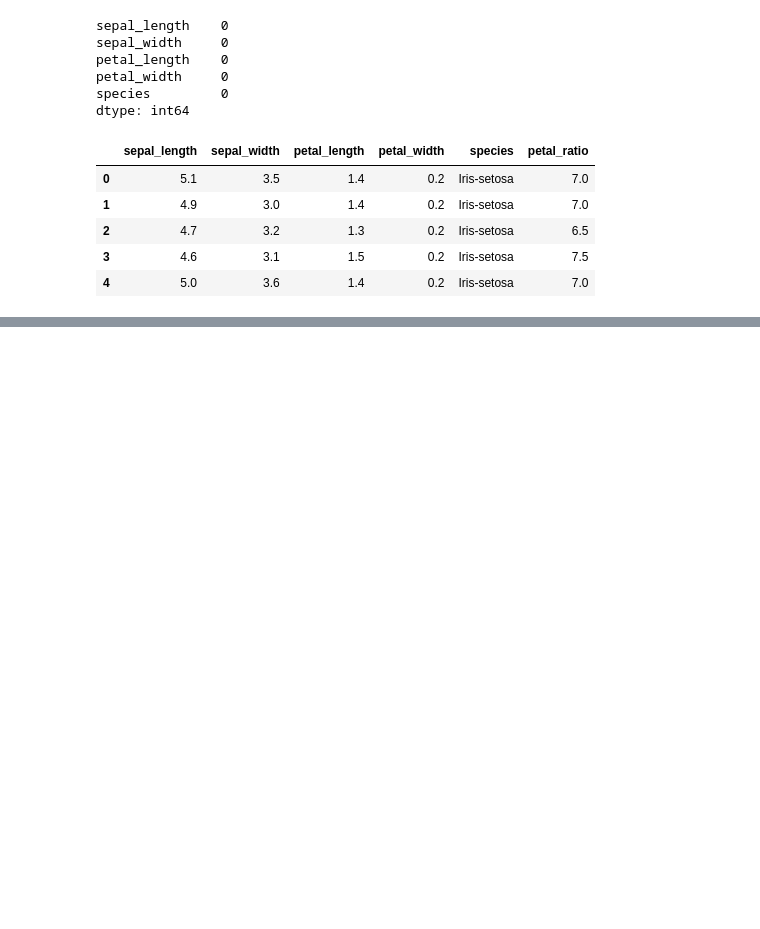
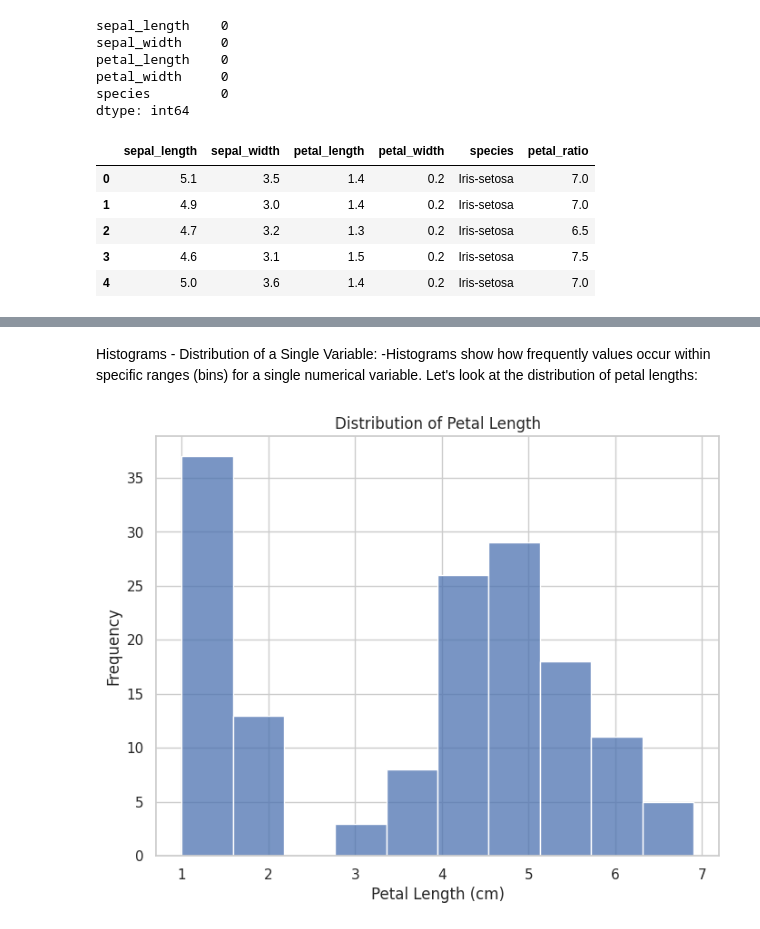
Before and after one commit to jeloerc/NumPyandPandas, a Jupyter notebook: analisis_inicial.ipynb, the cells around one changed output, grey strips where cells are left out. Cells and saved outputs as stored; diff of their text form; code cells hidden in the pictures; blank space fills up the shorter version.

```diff
--- a/analisis_inicial.ipynb
+++ b/analisis_inicial.ipynb
@@ -192,0 +228,13 @@ df_iris.head() # Verifica que la nueva columna se añadió
+# %% [markdown]
+Histograms - Distribution of a Single Variable:
+-Histograms show how frequently values occur within specific ranges (bins) for a single numerical variable.
+Let's look at the distribution of petal lengths:
+# %%
+plt.figure(figsize=(8, 6))
+sns.histplot(data=df_iris, x='petal_length', bins=10) # 'bins' controls grouping
+plt.title('Distribution of Petal Length')
+plt.xlabel('Petal Length (cm)')
+plt.ylabel('Frequency')
+plt.show()
+# %% [output]
+[figure, added]
```
Also changed, not shown: parts of 19 cells of this notebook.
